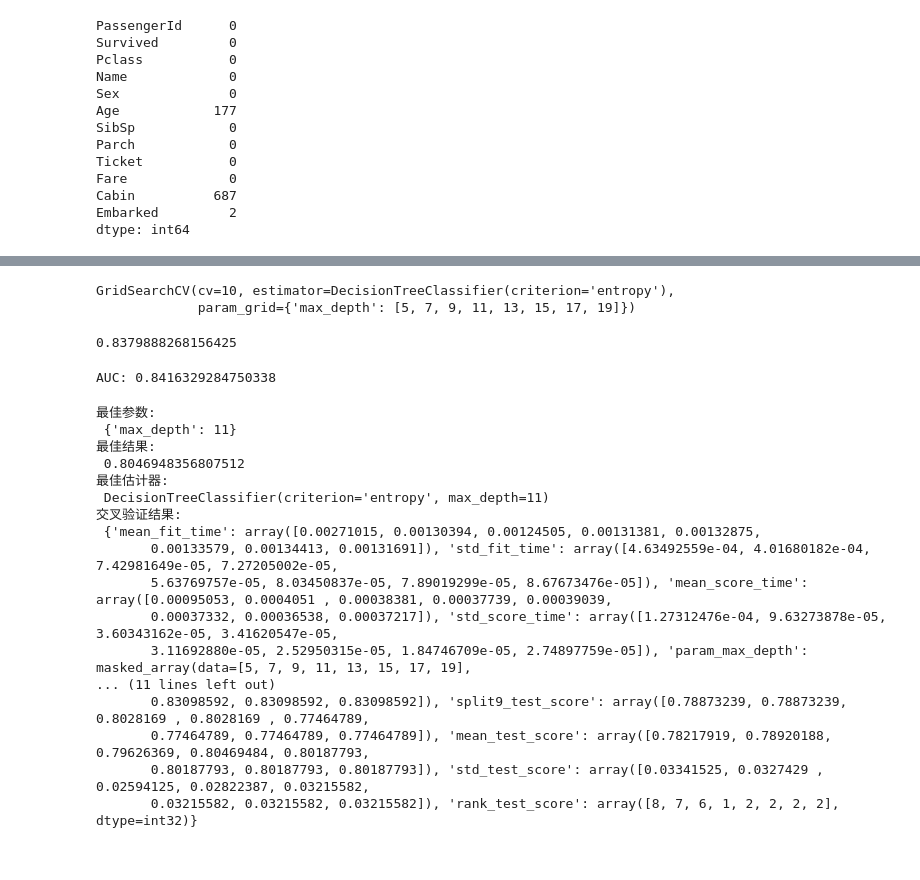
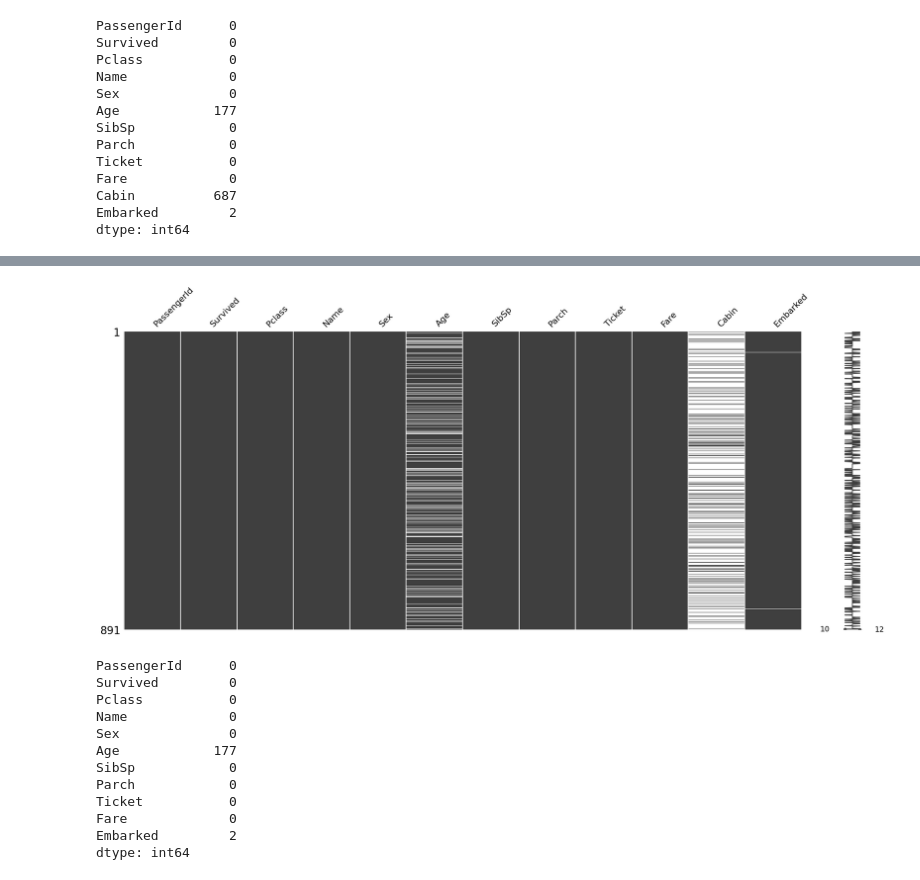
Before and after one commit to QuaSiMoDooooo/ML, a Jupyter notebook: methods/supervised/classification/RandomForest/01_RandomForest.ipynb, the cells around one changed output, grey strips where cells are left out. Saved outputs shown, nothing was run; the diff lists cells and outputs as text; code cells hidden in the pictures.

```diff
--- a/methods/supervised/classification/RandomForest/01_RandomForest.ipynb
+++ b/methods/supervised/classification/RandomForest/01_RandomForest.ipynb
@@ -120,51 +79,5 @@ x_test = transfer.fit_transform(x_test)
-# %%
-# 6)决策树预估流程
-estimator = DecisionTreeClassifier(criterion='entropy')
-# +加入 网格搜索 和 交叉验证
-param_dic = {'max_depth':[5,7,9,11,13,15,17,19]}
-es_gscv = GridSearchCV(estimator, param_grid = param_dic, cv=10)
-es_gscv.fit(x_train, y_train)
-# 仅仅在训练集上交叉验证 选择最佳参数
-# %% [output]
-GridSearchCV(cv=10, estimator=DecisionTreeClassifier(criterion='entropy'),
-             param_grid={'max_depth': [5, 7, 9, 11, 13, 15, 17, 19]})
-# %%
-# 7)模型评估
-score = es_gscv.score(x_test, y_test)
-print(score)
-# %% [output]
-0.8379888268156425
-# %%
-from sklearn.metrics import roc_auc_score
-# 计算AUC
-y_true = y_test
-y_pred = es_gscv.predict_proba(x_test)[:, 1]
-# https://blog.csdn.net/pearl8899/article/details/109829306
-auc_value = roc_auc_score(y_true, y_pred)
-print("AUC:", auc_value)
-# %% [output]
-AUC: 0.8416329284750338
-# %%
-# +结果分析 best_params_ best_score_ best_estimator_ cv_results_
-print("最佳参数:\n", es_gscv.best_params_)
-print("最佳结果:\n", es_gscv.best_score_)
-print("最佳估计器:\n", es_gscv.best_estimator_)
-print("交叉验证结果:\n", es_gscv.cv_results_)
-# %% [output]
-最佳参数:
- {'max_depth': 11}
-最佳结果:
- 0.8046948356807512
-最佳估计器:
- DecisionTreeClassifier(criterion='entropy', max_depth=11)
-交叉验证结果:
- {'mean_fit_time': array([0.00271015, 0.00130394, 0.00124505, 0.00131381, 0.00132875,
-       0.00133579, 0.00134413, 0.00131691]), 'std_fit_time': array([4.63492559e-04, 4.01680182e-04, 7.42981649e-05, 7.27205002e-05,
-       5.63769757e-05, 8.03450837e-05, 7.89019299e-05, 8.67673476e-05]), 'mean_score_time': array([0.00095053, 0.0004051 , 0.00038381, 0.00037739, 0.00039039,
-       0.00037332, 0.00036538, 0.00037217]), 'std_score_time': array([1.27312476e-04, 9.63273878e-05, 3.60343162e-05, 3.41620547e-05,
-       3.11692880e-05, 2.52950315e-05, 1.84746709e-05, 2.74897759e-05]), 'param_max_depth': masked_array(data=[5, 7, 9, 11, 13, 15, 17, 19],
-... (11 lines left out)
-       0.83098592, 0.83098592, 0.83098592]), 'split9_test_score': array([0.78873239, 0.78873239, 0.8028169 , 0.8028169 , 0.77464789,
-       0.77464789, 0.77464789, 0.77464789]), 'mean_test_score': array([0.78217919, 0.78920188, 0.79626369, 0.80469484, 0.80187793,
-       0.80187793, 0.80187793, 0.80187793]), 'std_test_score': array([0.03341525, 0.0327429 , 0.02594125, 0.02822387, 0.03215582,
-       0.03215582, 0.03215582, 0.03215582]), 'rank_test_score': array([8, 7, 6, 1, 2, 2, 2, 2], dtype=int32)}
+# %%
+missingno.matrix(titanic) ## 查看数据缺失的大致分布
+plt.show()
+# %% [output]
+[figure, added]
@@ -170,0 +87,15 @@ print("交叉验证结果:\n", es_gscv.cv_results_)
+# %%
+titanic.isnull().sum()
+# %% [output]
+PassengerId      0
+Survived         0
+Pclass           0
+Name             0
+Sex              0
+Age            177
+SibSp            0
+Parch            0
+Ticket           0
+Fare             0
+Embarked         2
+dtype: int64
```
Also changed, not shown: parts of 48 cells of this notebook.
